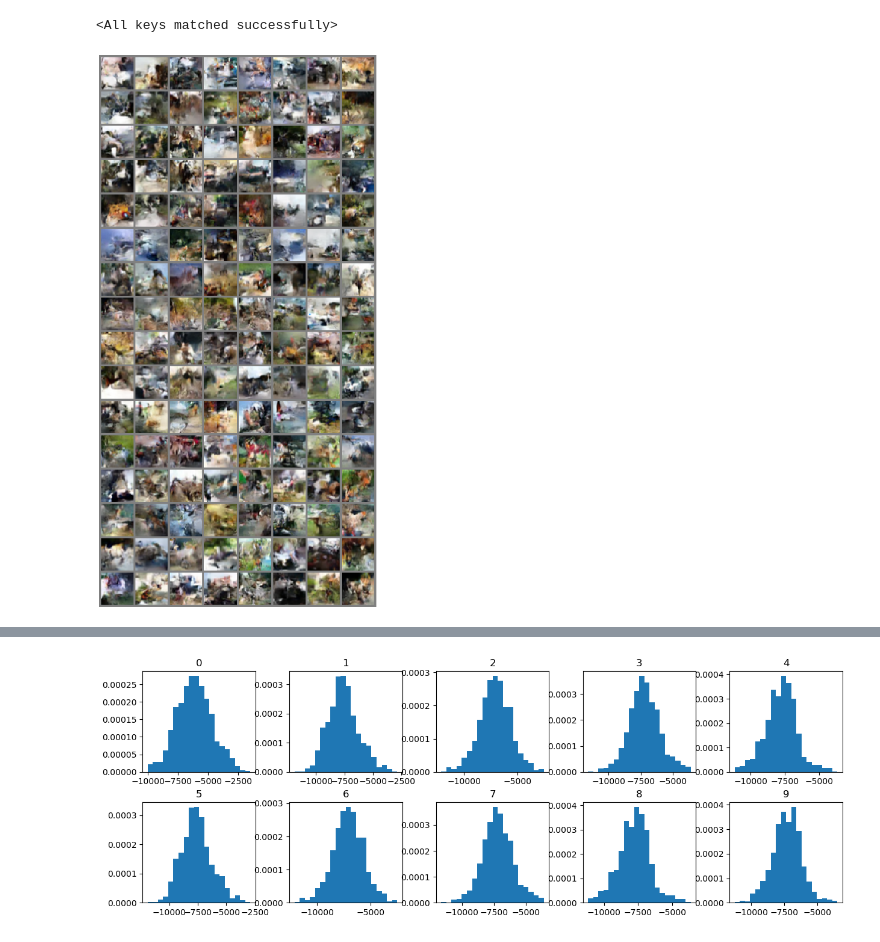
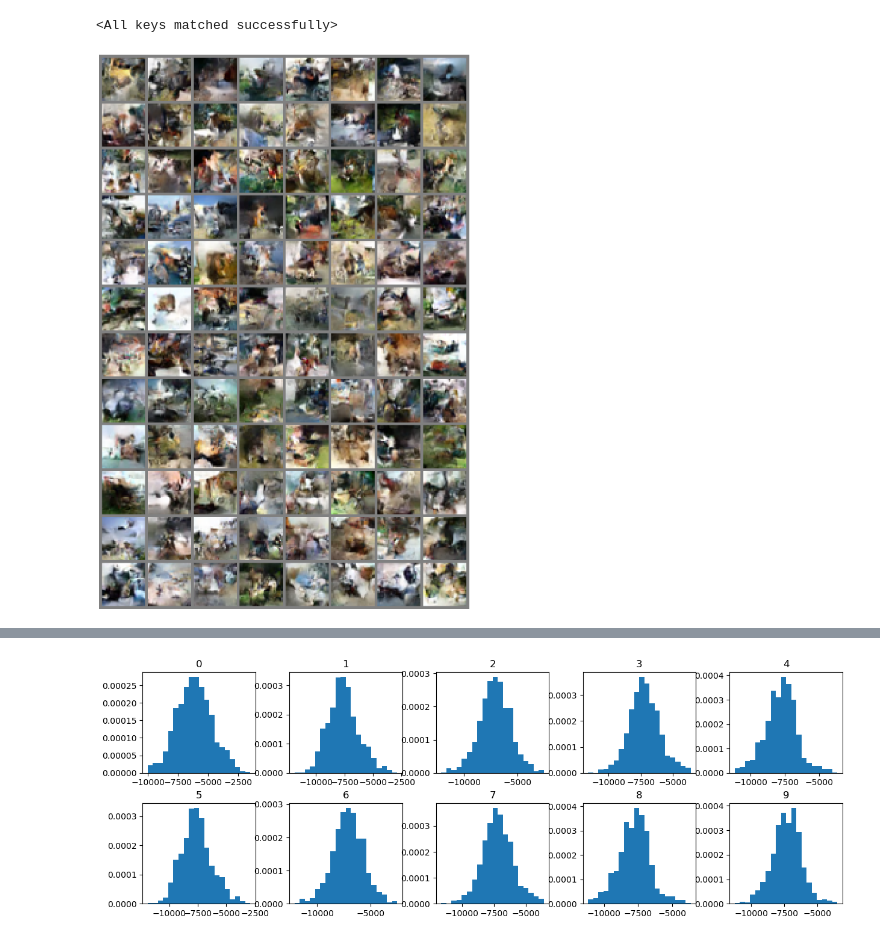
Before and after one commit to jppirest/ood-normalizing-flows, a Jupyter notebook: cifar_10/data_val_cifar.ipynb, the cells around one changed output, grey strips where cells are left out. Cells and saved outputs as stored; diff of their text form; code cells hidden in the pictures.

```diff
--- a/cifar_10/data_val_cifar.ipynb
+++ b/cifar_10/data_val_cifar.ipynb
@@ -14,11 +14,31 @@ flow = create_multiscale_flow()
 flow.load_state_dict(ckpt['state_dict'])
 # %% [output]
 <All keys matched successfully>
+# %%
+def show_imgs_save(imgs, title=None, row_size=8, fig_name = None):
+    # Form a grid of pictures (we use max. 8 columns)
+    num_imgs = imgs.shape[0] if isinstance(imgs, torch.Tensor) else len(imgs)
+    is_int = imgs.dtype==torch.int32 if isinstance(imgs, torch.Tensor) else imgs[0].dtype==torch.int32
+    nrow = min(num_imgs, row_size)
+    ncol = int(math.ceil(num_imgs/nrow))
+    imgs = torchvision.utils.make_grid(imgs, nrow=nrow, pad_value=128 if is_int else 0.5)
+    np_imgs = imgs.cpu().numpy()/255
+    # Plot the grid
+    plt.figure(figsize=(1.5*nrow, 1.5*ncol))
+    plt.imshow(np.transpose(np_imgs, (1,2,0)), interpolation='nearest')
+    plt.axis('off')
+    if title is not None:
+        plt.title(title)
+    plt.tight_layout()
+
+    plt.savefig('images/generated_cifar.png', format = 'png')
+    plt.show()
+    plt.close()
 # %%
-samples = flow.sample(img_shape=[128,24,8,8])
-show_imgs(samples)
+samples = flow.sample(img_shape=[96,24,8,8])
+show_imgs_save(samples)
 # %% [output]
-[figure, old version]
+[figure, new version]
 # %%
 flow.eval()
 
```
Also changed, not shown: parts of 2 cells of this notebook, 22 other files.
